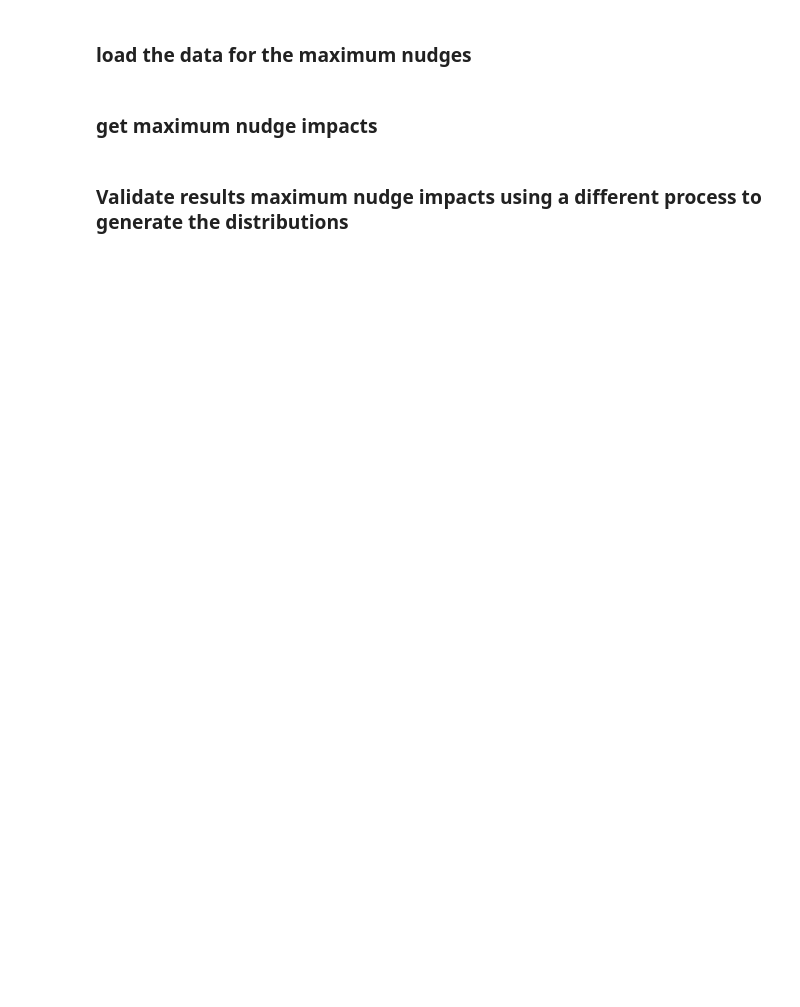
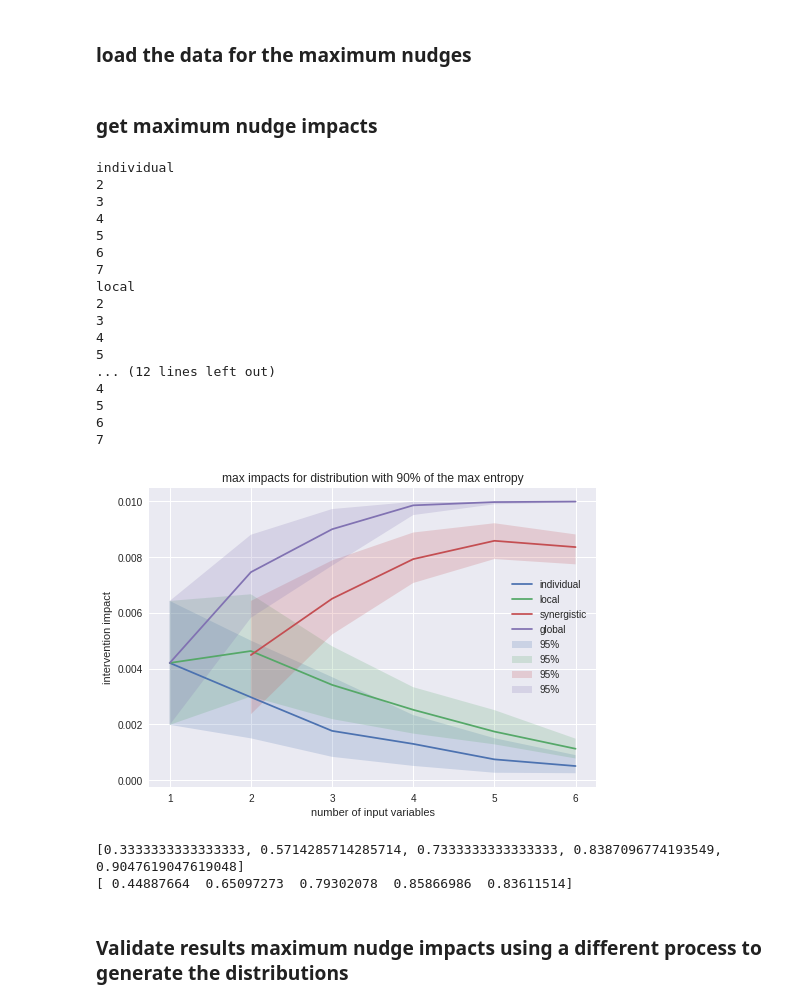
Before and after one commit to cjidboon94/master_thesis, a Jupyter notebook: combine_data3.ipynb, the cells around one changed output. Cells and saved outputs as stored; diff of their text form; code cells hidden in the pictures; blank space fills up the shorter version.

```diff
--- a/combine_data3.ipynb
+++ b/combine_data3.ipynb
@@ -146,8 +148,11 @@ import seaborn as sns
 from scipy import stats
 
 NUMBER_OF_STATES = 3
-PERCENTAGE_MAX_ENTROPY_SIZE = 75
+PERCENTAGE_MAX_ENTROPY_SIZE = 90
+
+#nudge_types = ["individual", "local", "synergistic", "global"]
 nudge_types = ["individual", "local", "synergistic", "global"]
+nudge_impacts = {}
 numbers_of_var = [2, 3, 4, 5, 6, 7]
 for nudge_type in nudge_types:
     print(nudge_type)
@@ -174,35 +179,71 @@ for nudge_type in nudge_types:
 #         print(stats.shapiro(impacts))
 #         print(stats.normaltest(impacts))
 #         sns.distplot(impacts)
 #         plt.show()
 
         var_to_impacts[number_of_var] = impacts
 
     variable_range, mean, std, batches_std = (
         find_mean_std_mse(var_to_impacts, 10)
     )
 
     std2 = list(2*np.array(std))
     #plot_mean_and_confidence(variable_range, mean, nudge_type, std2, None)
 
     #add confidence intervals based on percentiles
     lower_bound, median, upper_bound = [], [], []
     for variable_number, impacts in var_to_impacts.items():
         lower_bound.append(np.percentile(impacts, 2.5))
         median.append(np.median(impacts))
         upper_bound.append(np.percentile(impacts, 97.5))
 
-    plot_range = list(var_to_impacts.keys())
+    nudge_impacts[nudge_type] = median
+    plot_range = [i-1 for i in list(var_to_impacts.keys())]
     plt.plot(plot_range, median, label=nudge_type)
     plt.fill_between(plot_range, lower_bound, upper_bound,
                      label='{}'.format("95%"), alpha=0.2)
 
 
-plt.xlabel("number of variables")
+plt.xlabel("number of input variables")
 plt.ylabel("intervention impact")
 plt.title("max impacts for distribution with {}% of the max entropy".format(PERCENTAGE_MAX_ENTROPY_SIZE))
 plt.legend()
 plt.show()
+# %% [output]
+individual
+2
+3
+4
+5
+6
+7
+local
+2
+3
+4
+5
+... (12 lines left out)
+4
+5
+6
+7
+[figure, added]
+# %%
+#print(nudge_impacts)
+analytical_estimate_individual = [n / (2**n - 1.0) for n in range(1, 7)]
+analytical_estimate_synergy = [((2**n - 1.0)-n) / (2**n - 1.0) for n in range(1, 7)]
+
+#print(np.array(nudge_impacts["individual"] / np.array(nudge_impacts["global"])))
+#print(analytical_estimate_individual)
+#print((np.array(nudge_impacts["individual"] / np.array(nudge_impacts["global"])))/analytical_estimate_individual)
+
+print(analytical_estimate_synergy[1:])
+print(np.array(nudge_impacts["synergistic"])/0.01)
+
+#print((analytical_estimate[1:]*np.array(nudge_impacts["global"][1:]))/0.01)
+# %% [output]
+[0.3333333333333333, 0.5714285714285714, 0.7333333333333333, 0.8387096774193549, 0.9047619047619048]
+[ 0.44887664  0.65097273  0.79302078  0.85866986  0.83611514]
 # %% [markdown]
 ### Validate results maximum nudge impacts using a different process to generate the distributions
 # %%
```
Also changed, not shown: parts of 4 cells of this notebook.
